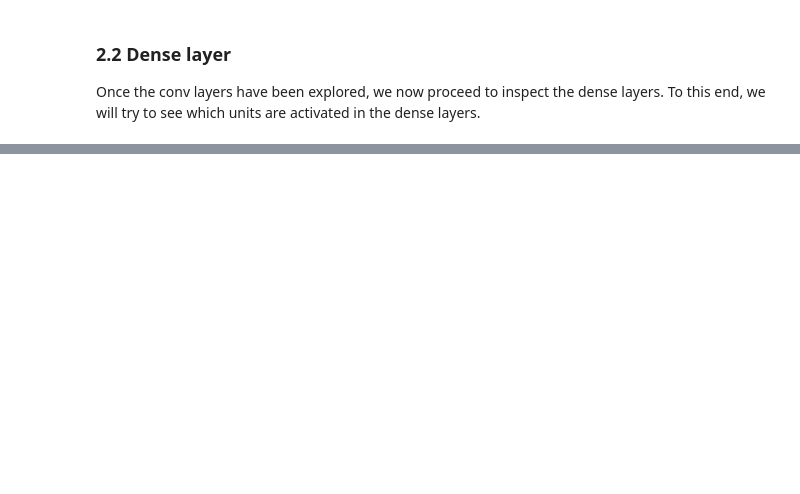
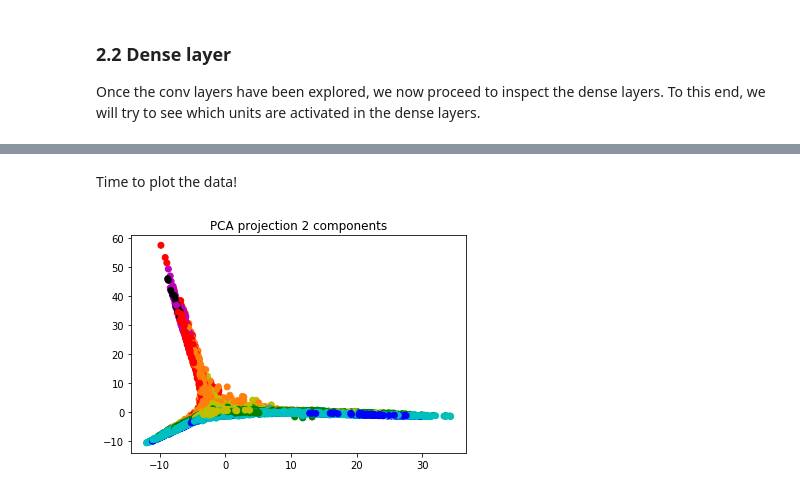
Before and after one commit to lucasrodes/pyphoon, a Jupyter notebook: experiments/pressure_regression/notebooks/Results.ipynb, the cells around one changed output, grey strips where cells are left out. Cells and saved outputs as stored; diff of their text form; code cells hidden in the pictures; blank space fills up the shorter version.

```diff
--- a/experiments/pressure_regression/notebooks/Results.ipynb
+++ b/experiments/pressure_regression/notebooks/Results.ipynb
@@ -208,0 +272,8 @@ Here, we explore the possibility of using the last layers of RegNet as an embedd
+# %% [markdown]
+Time to plot the data!
+# %%
+plt.scatter(x_pca[:, 0], x_pca[:, 1], c=colors)
+plt.title("PCA projection 2 components")
+plt.show()
+# %% [output]
+[figure, added]
```
Also changed, not shown: parts of 35 cells of this notebook.
